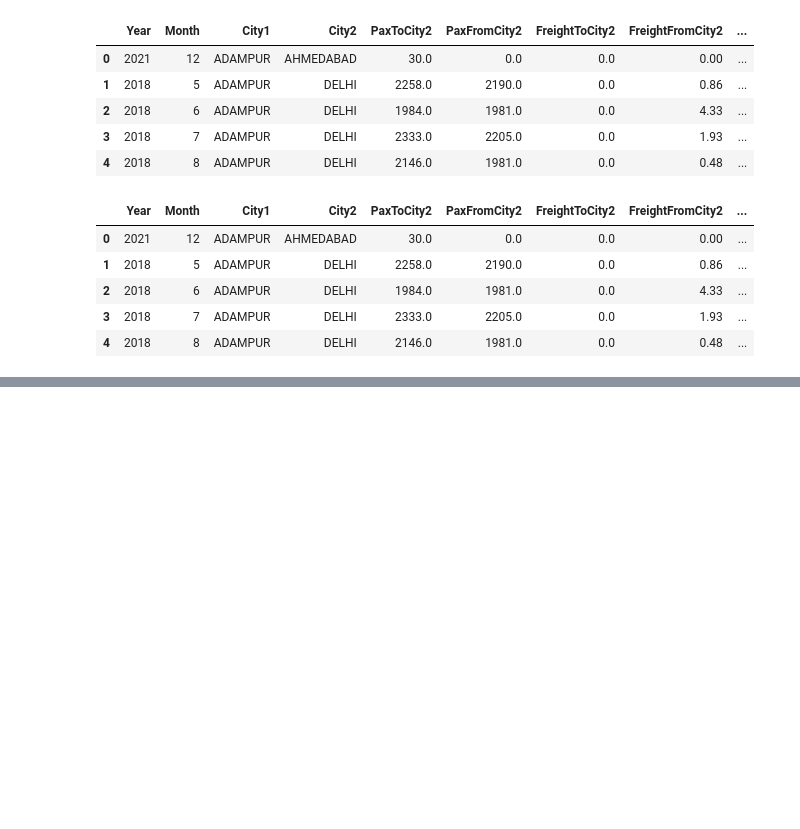
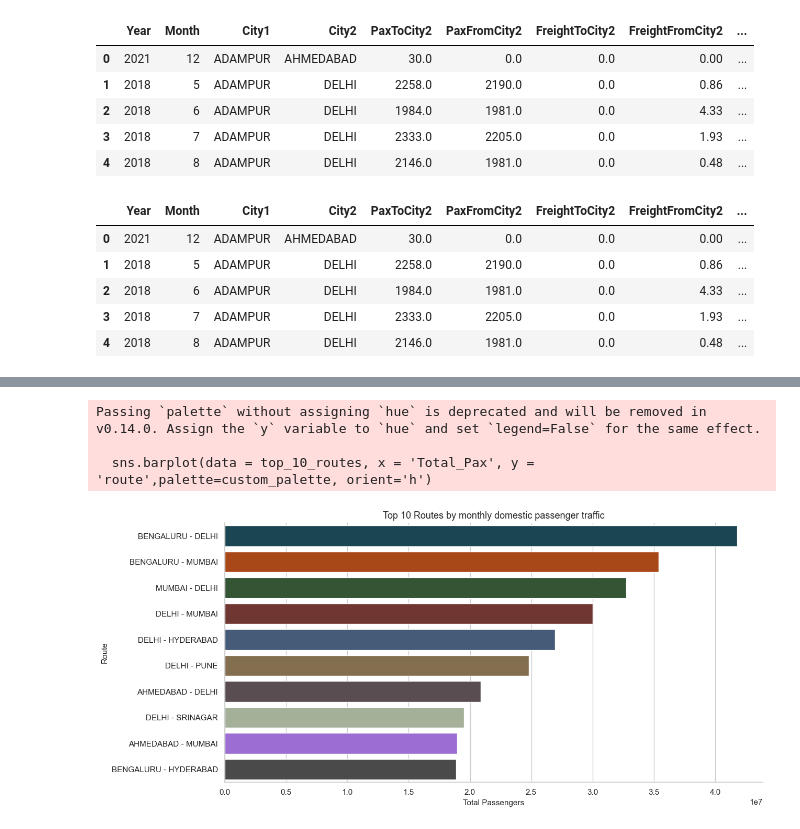
Before and after one commit to rahulmohandas11/india-air-traffic-forecast, a Jupyter notebook: notebooks/01_eda.ipynb, the cells around one changed output, grey strips where cells are left out. Saved outputs shown, nothing was run; the diff lists cells and outputs as text; code cells hidden in the pictures; blank space fills up the shorter version.

```diff
--- a/notebooks/01_eda.ipynb
+++ b/notebooks/01_eda.ipynb
@@ -79,0 +317,8 @@ plt.show()
+# %%
+# Creating a readable label for routes
+df['route'] = df['City1'] + " - " + df['City2']
+
+# Top 10 routes by passenger volume
+top_10_routes = df.groupby('route')['Total_Pax'].sum().nlargest(10).reset_index()
+print("Top 10 routes by total passenger volume:")
+print(top_10_routes.to_string(index=False))
@@ -79,0 +338,14 @@ plt.show()
+# %%
+# Plotting the monthly traffic trends for the top 10 routes
+plt.figure(figsize=(13,6))
+sns.barplot(data = top_10_routes, x = 'Total_Pax', y = 'route',palette=custom_palette, orient='h')
+plt.title('Top 10 Routes by monthly domestic passenger traffic')
+plt.ylabel("Route")
+plt.xlabel('Total Passengers')
+plt.tight_layout()
+plt.show()
+# %% [output]
+Passing `palette` without assigning `hue` is deprecated and will be removed in v0.14.0. Assign the `y` variable to `hue` and set `legend=False` for the same effect.
+
+  sns.barplot(data = top_10_routes, x = 'Total_Pax', y = 'route',palette=custom_palette, orient='h')
+[figure, added]
```
Also changed, not shown: parts of 21 cells of this notebook.
